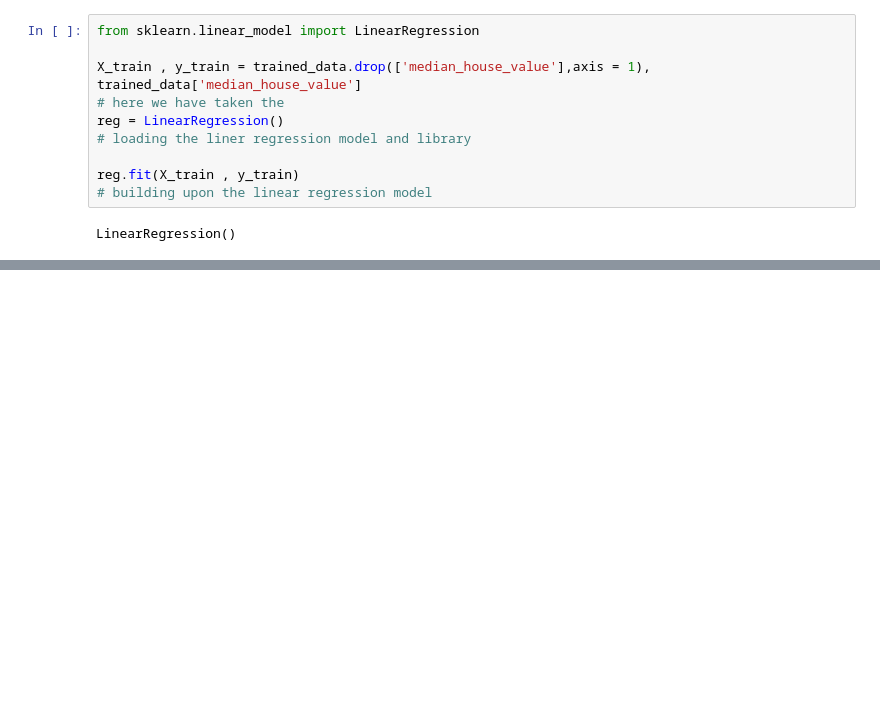
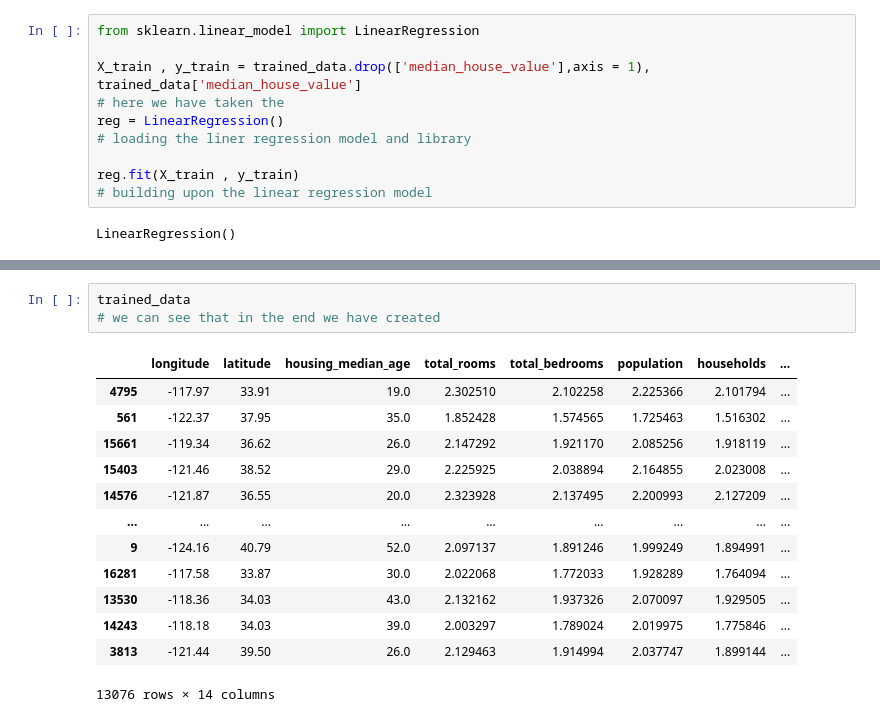
Before and after one commit to Akshitwadhwa/linear-regression-model, a Jupyter notebook: linear_regression.ipynb, the cells around one changed output, grey strips where cells are left out. Cells and saved outputs as stored; diff of their text form; blank space fills up the shorter version.

```diff
--- a/linear_regression.ipynb
+++ b/linear_regression.ipynb
@@ -62,0 +76,17 @@ LinearRegression()
+# %%
+trained_data
+# we can see that in the end we have created
+# %% [output]
+|  | longitude | latitude | housing_median_age | total_rooms | total_bedrooms | population | households | ... |
+| 4795 | -117.97 | 33.91 | 19.0 | 2.302510 | 2.102258 | 2.225366 | 2.101794 | ... |
+| 561 | -122.37 | 37.95 | 35.0 | 1.852428 | 1.574565 | 1.725463 | 1.516302 | ... |
+| 15661 | -119.34 | 36.62 | 26.0 | 2.147292 | 1.921170 | 2.085256 | 1.918119 | ... |
+| 15403 | -121.46 | 38.52 | 29.0 | 2.225925 | 2.038894 | 2.164855 | 2.023008 | ... |
+| 14576 | -121.87 | 36.55 | 20.0 | 2.323928 | 2.137495 | 2.200993 | 2.127209 | ... |
+| ... | ... | ... | ... | ... | ... | ... | ... | ... |
+| 9 | -124.16 | 40.79 | 52.0 | 2.097137 | 1.891246 | 1.999249 | 1.894991 | ... |
+| 16281 | -117.58 | 33.87 | 30.0 | 2.022068 | 1.772033 | 1.928289 | 1.764094 | ... |
+| 13530 | -118.36 | 34.03 | 43.0 | 2.132162 | 1.937326 | 2.070097 | 1.929505 | ... |
+| 14243 | -118.18 | 34.03 | 39.0 | 2.003297 | 1.789024 | 2.019975 | 1.775846 | ... |
+| 3813 | -121.44 | 39.50 | 26.0 | 2.129463 | 1.914994 | 2.037747 | 1.899144 | ... |
+13076 rows × 14 columns
```
Also changed, not shown: parts of 4 cells of this notebook, 1 other file.
